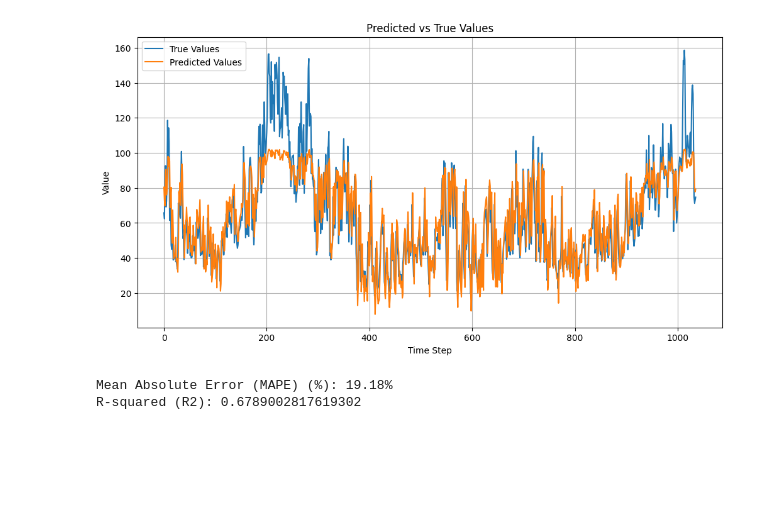
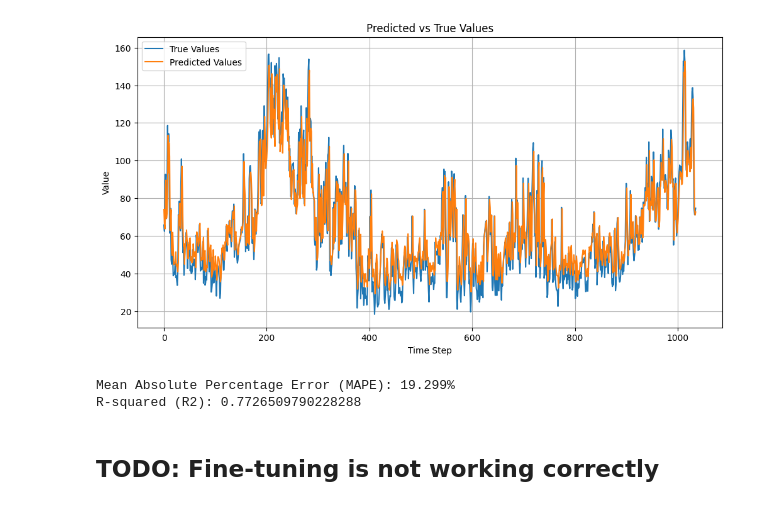
Before and after one commit to Groze2001/MCD, a Jupyter notebook: 2semestre/analiseSeriesTemporais/Projeto/lstm_notebook_renewables.ipynb, the cells around one changed output. Cells and saved outputs as stored; diff of their text form; code cells hidden in the pictures; blank space fills up the shorter version.

Commit message:
add latest changes for LSTM model

```diff
--- a/2semestre/analiseSeriesTemporais/Projeto/lstm_notebook_renewables.ipynb
+++ b/2semestre/analiseSeriesTemporais/Projeto/lstm_notebook_renewables.ipynb
@@ -1,8 +1,8 @@
 # %%
-SEQ_LENGTH = 3
+SEQ_LENGTH = 1
 LEARNING_RATE = 8e-4
 
-PATH = "./dataset"
+PATH = "dataset/"
 data_filename = "filtered_data.csv"
 
 
@@ -83,15 +83,14 @@ from keras.callbacks import ModelCheckpoint, EarlyStopping
 from keras import optimizers
 
 # Define the checkpoint callback
-checkpoint = ModelCheckpoint(f"{PATH}/best_model.weights.h5", monitor='val_loss', save_best_only=True, save_weights_only=True, mode='min')
+checkpoint = ModelCheckpoint(f"{PATH}/best_renewables_model.weights.h5", monitor='val_loss', save_best_only=True, save_weights_only=True, mode='min')
 
 # Define the early stopping callback
 early_stopping = EarlyStopping(monitor='val_loss', patience=5, restore_best_weights=True)
 
 
 # Normalize the data
-scaler = MinMaxScaler(feature_range=(int(np.min(df_train)), int(np.max(df_train))))
-# scaler = PowerTransformer()
+scaler = MinMaxScaler(feature_range=(0, 1))
 
 df_train_scaled = scaler.fit_transform(df_train)
 df_val_scaled = scaler.transform(df_val)
@@ -185,7 +184,8 @@ mae = mean_absolute_error(y_test_original, y_pred_original)
 r2 = r2_score(y_test_original, y_pred_original)
 
 mae_percent = mae / np.mean(y_test_original) * 100
+mape = np.mean(np.abs((y_test_original - y_pred_original) / y_test_original)) * 100
 
-print(f"Mean Absolute Error (MAPE) (%): {mae_percent:.2f}%")
+print(f"Mean Absolute Percentage Error (MAPE): {mape:.3f}%")
 print(f"R-squared (R2): {r2}")
 # %% [output]
@@ -193,3 +193,5 @@ print(f"R-squared (R2): {r2}")
-[figure, old version]
+[figure, new version]
-Mean Absolute Error (MAPE) (%): 19.18%
-R-squared (R2): 0.6789002817619302
+Mean Absolute Percentage Error (MAPE): 19.299%
+R-squared (R2): 0.7726509790228288
+# %% [markdown]
+## TODO: Fine-tuning is not working correctly
```
Also changed, not shown: parts of 4 cells of this notebook, 2 other files.
